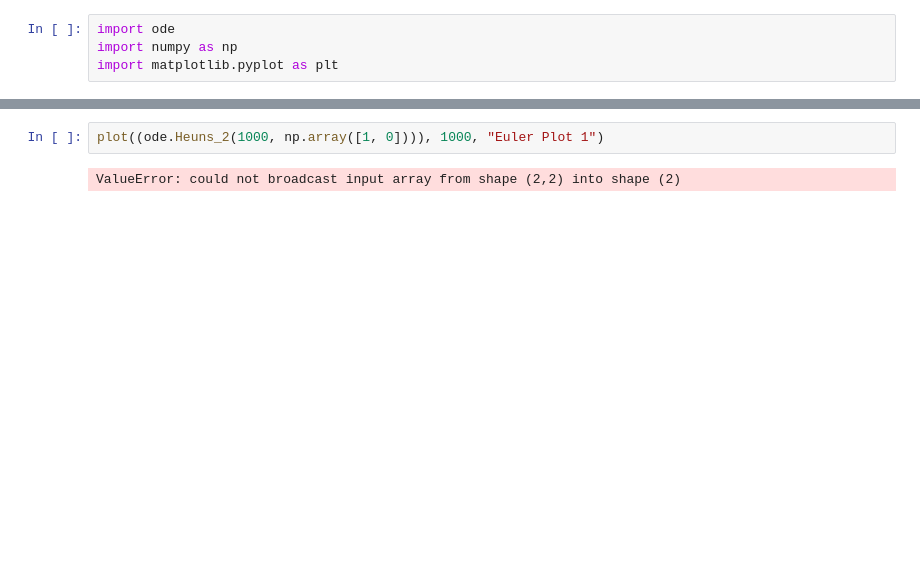
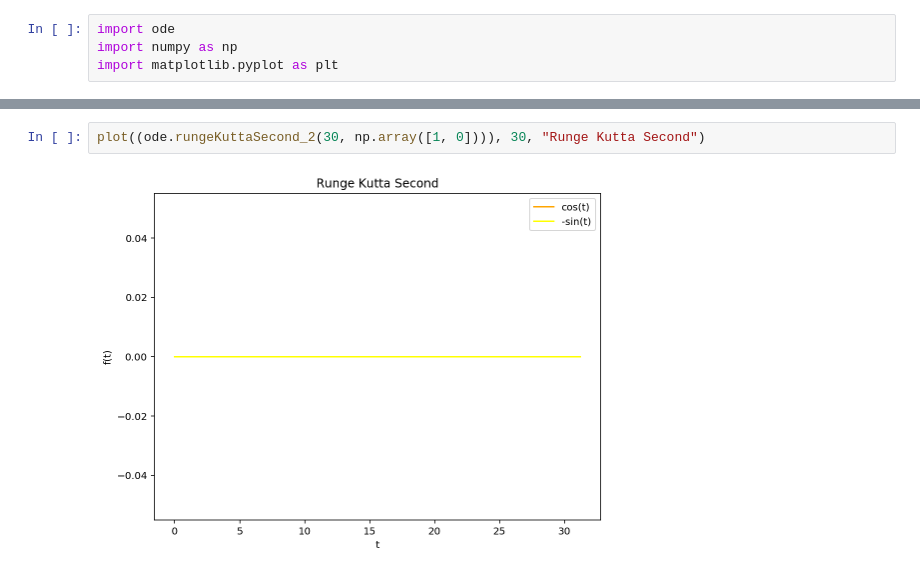
Before and after one commit to chapman-phys220-2018f/cw11-sorry-dressel, a Jupyter notebook: cw11.ipynb, the cells around one changed output, grey strips where cells are left out. Drawn from its saved outputs; the diff is of its cells as text; blank space fills up the shorter version.

```diff
--- a/cw11.ipynb
+++ b/cw11.ipynb
@@ -29,4 +25,4 @@ ValueError: x and y must have same first dimension, but have shapes (1,) and (50
 # %%
-plot((ode.Heuns_2(1000, np.array([1, 0]))), 1000, "Euler Plot 1")
+plot((ode.rungeKuttaSecond_2(30, np.array([1, 0]))), 30, "Runge Kutta Second")
 # %% [output]
-ValueError: could not broadcast input array from shape (2,2) into shape (2)
+[figure, added]
```
Also changed, not shown: parts of 4 cells of this notebook, 1 other file.
